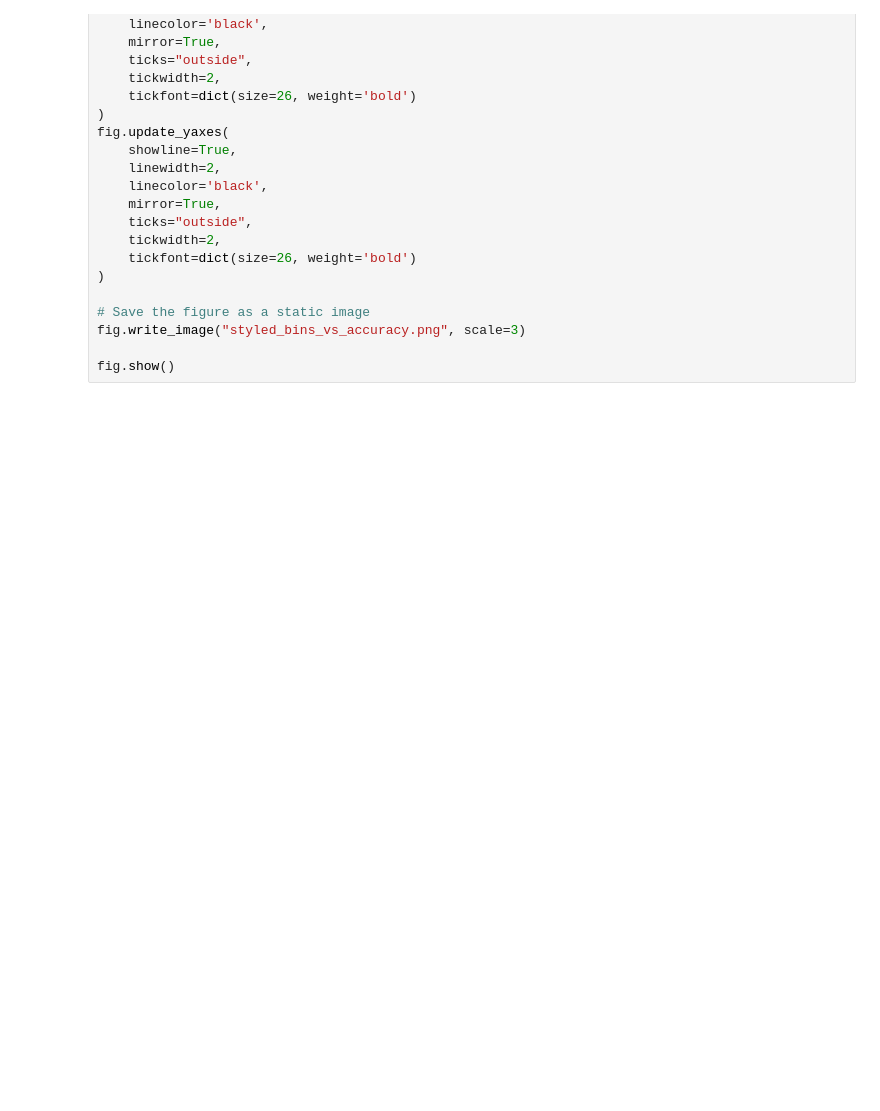
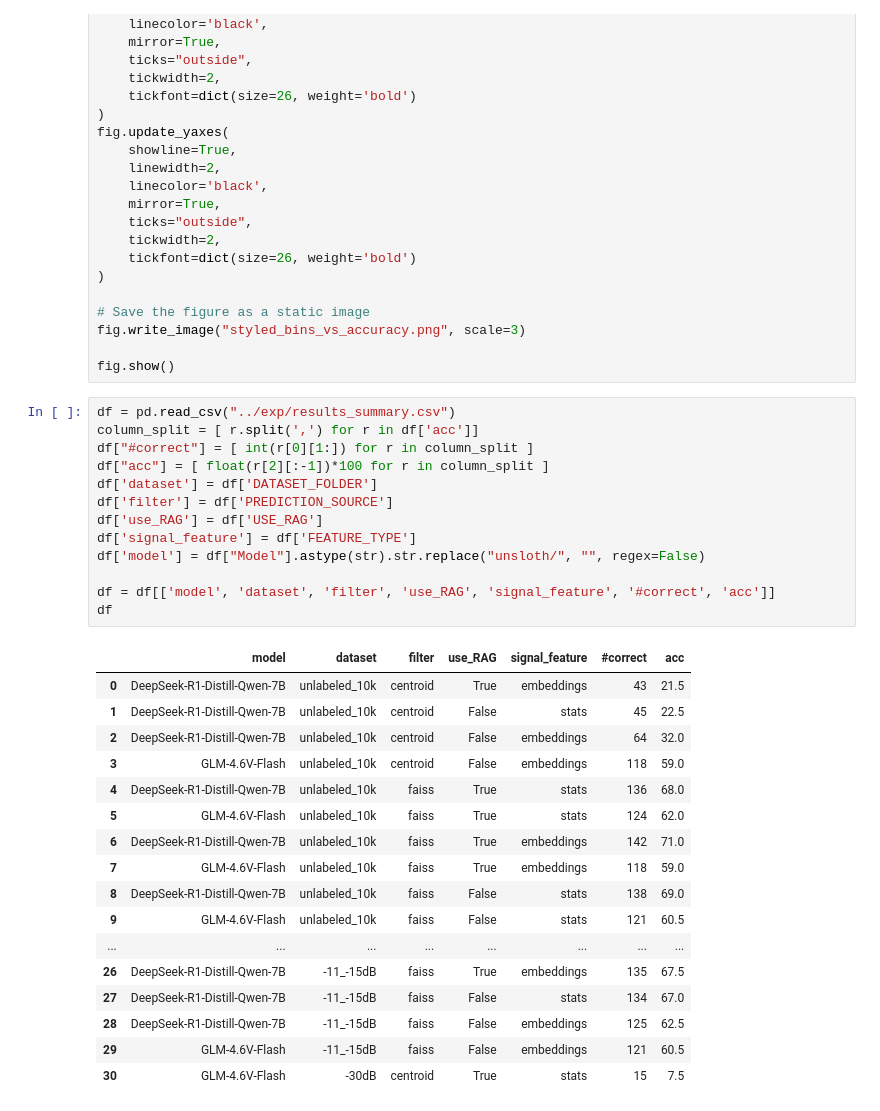
Before and after one commit to RU-SIT/DiSC-AMC, a Jupyter notebook: notebooks/plot.ipynb, the cells around one changed output. Cells and saved outputs as stored; diff of their text form; blank space fills up the shorter version.

```diff
--- a/notebooks/plot.ipynb
+++ b/notebooks/plot.ipynb
@@ -658,3 +658,34 @@ fig.update_yaxes(
 fig.write_image("styled_bins_vs_accuracy.png", scale=3)
 
 fig.show()
+# %%
+df = pd.read_csv("../exp/results_summary.csv")
+column_split = [ r.split(',') for r in df['acc']]
+df["#correct"] = [ int(r[0][1:]) for r in column_split ]
+df["acc"] = [ float(r[2][:-1])*100 for r in column_split ]
+df['dataset'] = df['DATASET_FOLDER']
+df['filter'] = df['PREDICTION_SOURCE']
+df['use_RAG'] = df['USE_RAG']
+df['signal_feature'] = df['FEATURE_TYPE']
+df['model'] = df["Model"].astype(str).str.replace("unsloth/", "", regex=False)
+
+df = df[['model', 'dataset', 'filter', 'use_RAG', 'signal_feature', '#correct', 'acc']]
+df
+# %% [output]
+|  | model | dataset | filter | use_RAG | signal_feature | #correct | acc |
+| 0 | DeepSeek-R1-Distill-Qwen-7B | unlabeled_10k | centroid | True | embeddings | 43 | 21.5 |
+| 1 | DeepSeek-R1-Distill-Qwen-7B | unlabeled_10k | centroid | False | stats | 45 | 22.5 |
+| 2 | DeepSeek-R1-Distill-Qwen-7B | unlabeled_10k | centroid | False | embeddings | 64 | 32.0 |
+| 3 | GLM-4.6V-Flash | unlabeled_10k | centroid | False | embeddings | 118 | 59.0 |
+| 4 | DeepSeek-R1-Distill-Qwen-7B | unlabeled_10k | faiss | True | stats | 136 | 68.0 |
+| 5 | GLM-4.6V-Flash | unlabeled_10k | faiss | True | stats | 124 | 62.0 |
+| 6 | DeepSeek-R1-Distill-Qwen-7B | unlabeled_10k | faiss | True | embeddings | 142 | 71.0 |
+| 7 | GLM-4.6V-Flash | unlabeled_10k | faiss | True | embeddings | 118 | 59.0 |
+| 8 | DeepSeek-R1-Distill-Qwen-7B | unlabeled_10k | faiss | False | stats | 138 | 69.0 |
+| 9 | GLM-4.6V-Flash | unlabeled_10k | faiss | False | stats | 121 | 60.5 |
+| ... | ... | ... | ... | ... | ... | ... | ... |
+| 26 | DeepSeek-R1-Distill-Qwen-7B | -11_-15dB | faiss | True | embeddings | 135 | 67.5 |
+| 27 | DeepSeek-R1-Distill-Qwen-7B | -11_-15dB | faiss | False | stats | 134 | 67.0 |
+| 28 | DeepSeek-R1-Distill-Qwen-7B | -11_-15dB | faiss | False | embeddings | 125 | 62.5 |
+| 29 | GLM-4.6V-Flash | -11_-15dB | faiss | False | embeddings | 121 | 60.5 |
+| 30 | GLM-4.6V-Flash | -30dB | centroid | True | stats | 15 | 7.5 |
```
Also changed, not shown: parts of 6 cells of this notebook.
